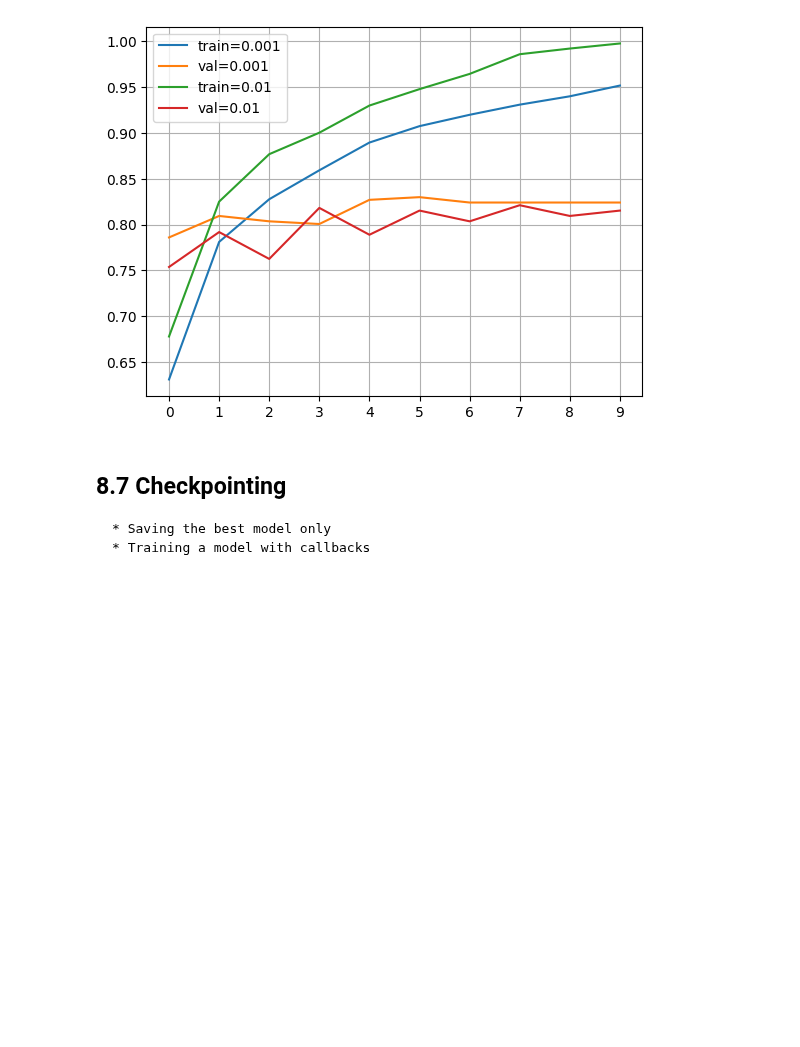
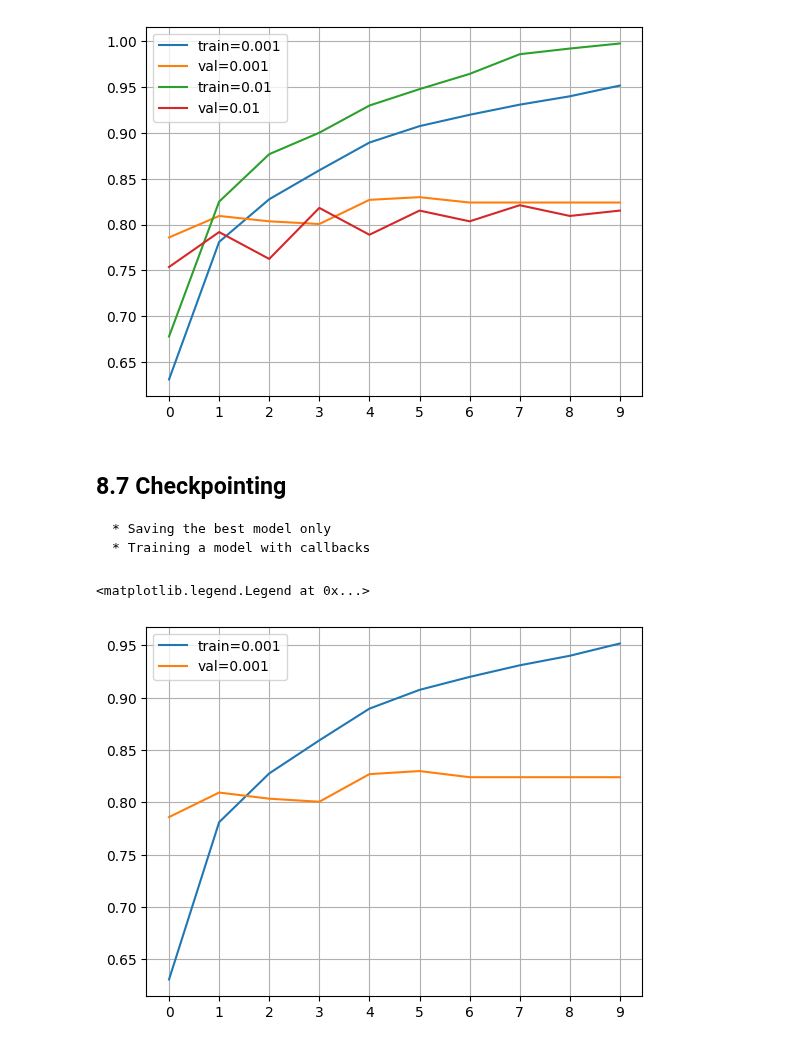
Before and after one commit to khvatov/machine-learning-zoomcamp-homework, a Jupyter notebook: 08-fasion_classification/fashion_classification_praticse.ipynb, the cells around one changed output. Cells and saved outputs as stored; diff of their text form; code cells hidden in the pictures; blank space fills up the shorter version.

```diff
--- a/08-fasion_classification/fashion_classification_praticse.ipynb
+++ b/08-fasion_classification/fashion_classification_praticse.ipynb
@@ -411,3 +400,14 @@ learning_rate = 0.001
 
     * Saving the best model only
     * Training a model with callbacks
+# %%
+lr = 0.001
+hist = scores[lr]
+plt.plot(hist['accuracy'], label = f'train={lr}')
+plt.plot(hist['val_accuracy'], label=f'val={lr}')
+plt.xticks(np.arange(10))
+plt.grid()
+plt.legend()
+# %% [output]
+<matplotlib.legend.Legend at 0x...>
+[figure, added]
```
Also changed, not shown: parts of 52 cells of this notebook, 2 other files.
